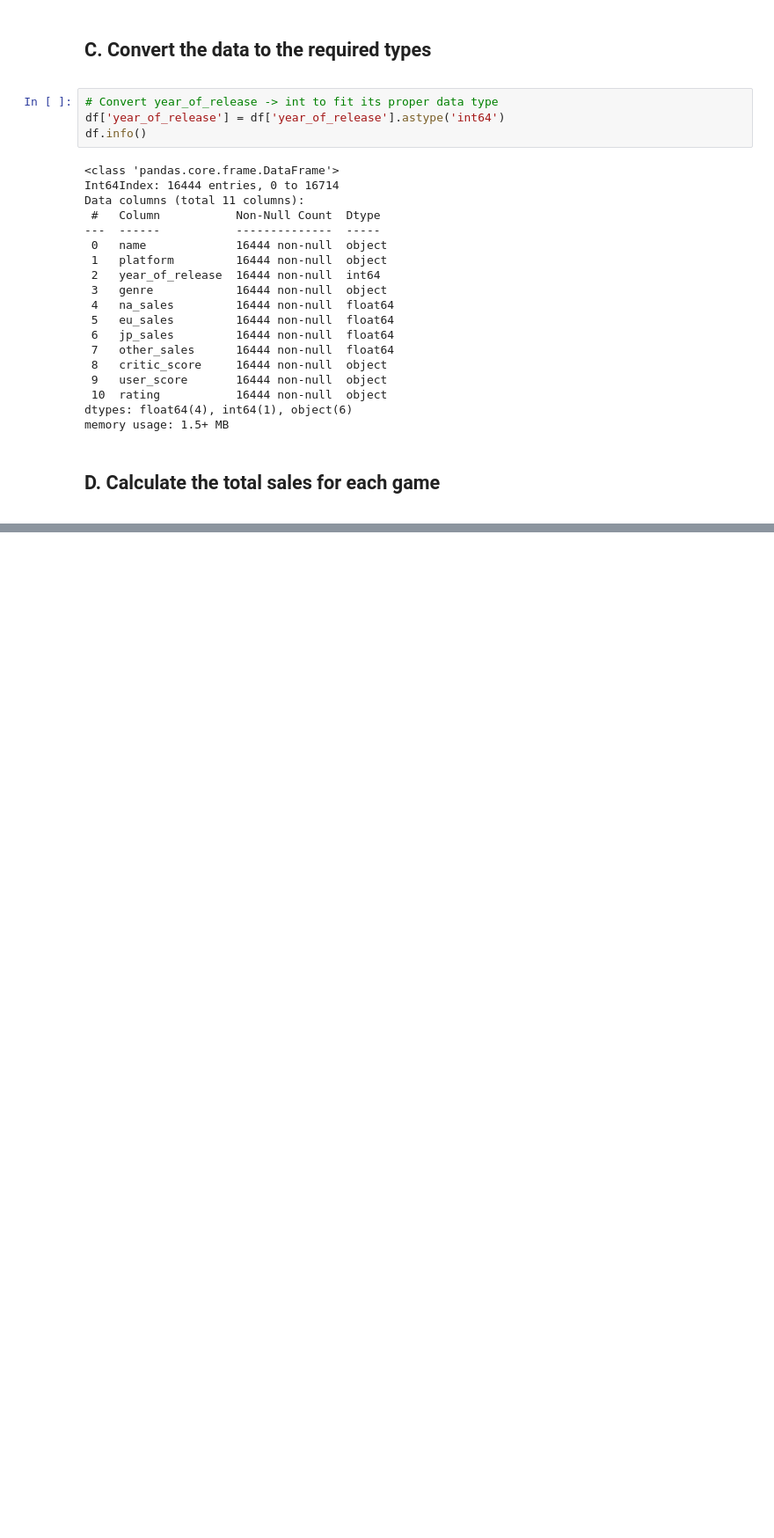
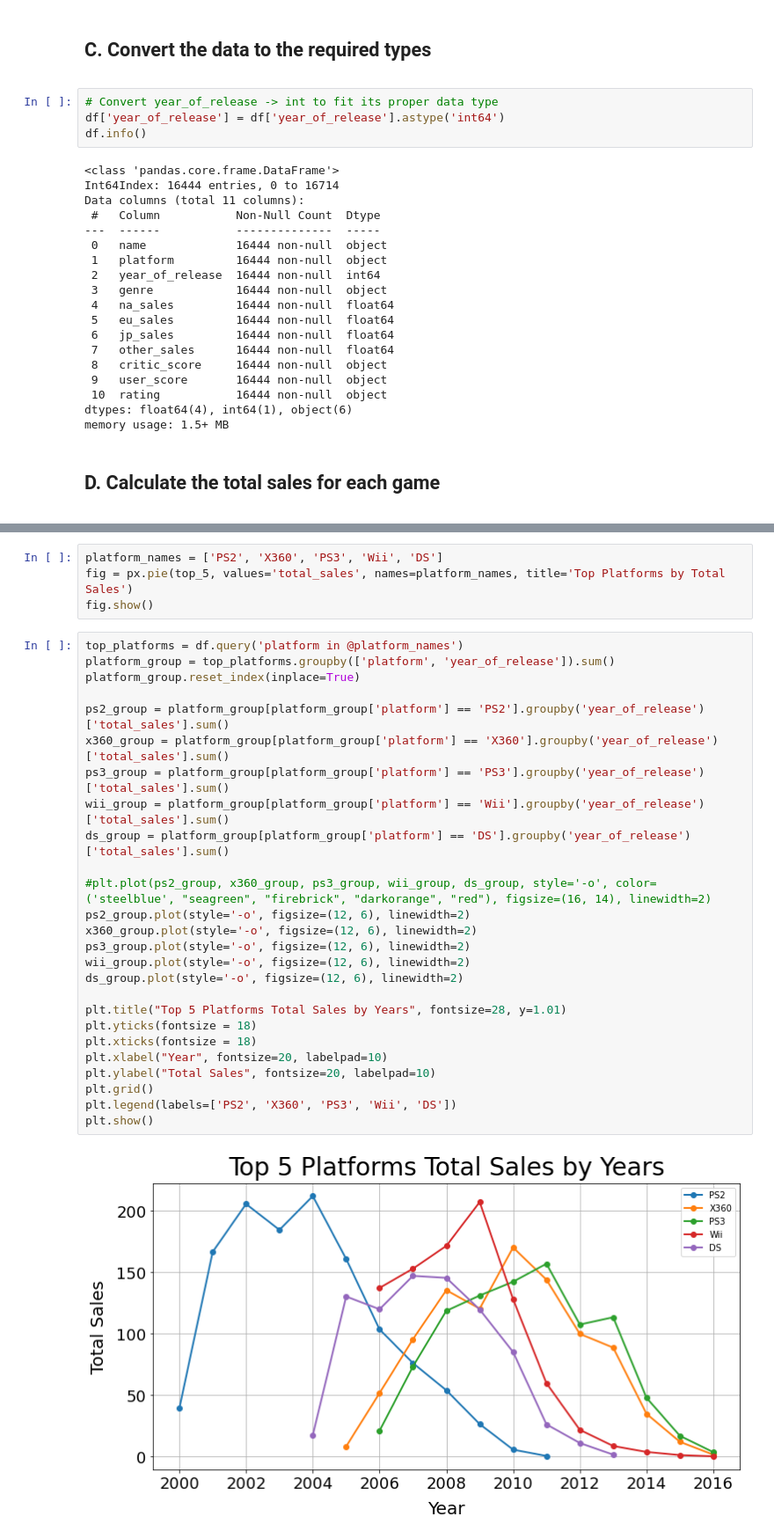
Before and after one commit to bar-benjamin/video-game-sales, a Jupyter notebook: video_game_sales.ipynb, the cells around one changed output, grey strips where cells are left out. Shown at 88% size. Cells and saved outputs as stored; diff of their text form; blank space fills up the shorter version.

```diff
--- a/video_game_sales.ipynb
+++ b/video_game_sales.ipynb
@@ -199,0 +268,32 @@ df.head()
+# %%
+platform_names = ['PS2', 'X360', 'PS3', 'Wii', 'DS']
+fig = px.pie(top_5, values='total_sales', names=platform_names, title='Top Platforms by Total Sales')
+fig.show()
+# %%
+top_platforms = df.query('platform in @platform_names')
+platform_group = top_platforms.groupby(['platform', 'year_of_release']).sum()
+platform_group.reset_index(inplace=True)
+
+ps2_group = platform_group[platform_group['platform'] == 'PS2'].groupby('year_of_release')['total_sales'].sum()
+x360_group = platform_group[platform_group['platform'] == 'X360'].groupby('year_of_release')['total_sales'].sum()
+ps3_group = platform_group[platform_group['platform'] == 'PS3'].groupby('year_of_release')['total_sales'].sum()
+wii_group = platform_group[platform_group['platform'] == 'Wii'].groupby('year_of_release')['total_sales'].sum()
+ds_group = platform_group[platform_group['platform'] == 'DS'].groupby('year_of_release')['total_sales'].sum()
+
+#plt.plot(ps2_group, x360_group, ps3_group, wii_group, ds_group, style='-o', color=('steelblue', "seagreen", "firebrick", "darkorange", "red"), figsize=(16, 14), linewidth=2)
+ps2_group.plot(style='-o', figsize=(12, 6), linewidth=2)
+x360_group.plot(style='-o', figsize=(12, 6), linewidth=2)
+ps3_group.plot(style='-o', figsize=(12, 6), linewidth=2)
+wii_group.plot(style='-o', figsize=(12, 6), linewidth=2)
+ds_group.plot(style='-o', figsize=(12, 6), linewidth=2)
+
+plt.title("Top 5 Platforms Total Sales by Years", fontsize=28, y=1.01)
+plt.yticks(fontsize = 18)
+plt.xticks(fontsize = 18)
+plt.xlabel("Year", fontsize=20, labelpad=10)
+plt.ylabel("Total Sales", fontsize=20, labelpad=10)
+plt.grid()
+plt.legend(labels=['PS2', 'X360', 'PS3', 'Wii', 'DS'])
+plt.show()
+# %% [output]
+[figure, added]
```
Also changed, not shown: parts of 16 cells of this notebook.
